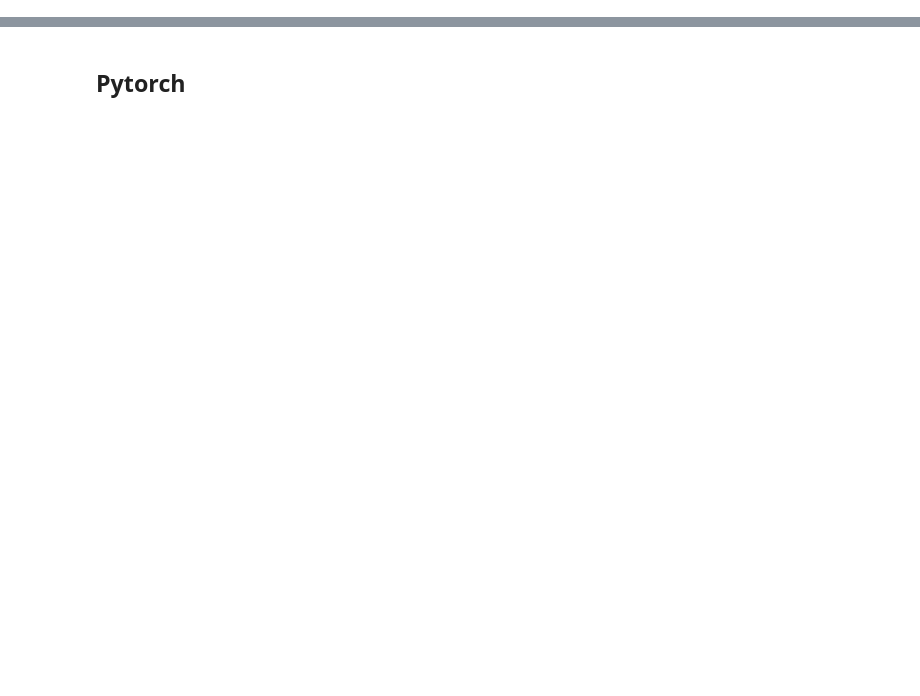
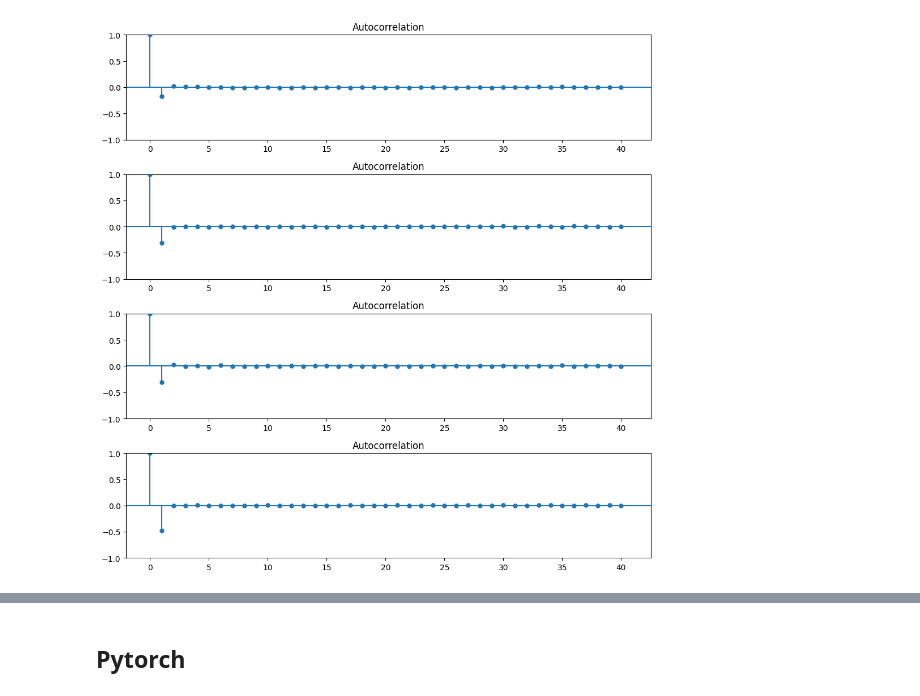
Before and after one commit to tonganf/LSTM_GRU_BTC, a Jupyter notebook: forecast.ipynb, the cells around one changed output, grey strips where cells are left out. Cells and saved outputs as stored; diff of their text form; code cells hidden in the pictures; blank space fills up the shorter version.

```diff
--- a/forecast.ipynb
+++ b/forecast.ipynb
@@ -150,0 +163,15 @@ Y_ = scaler.inverse_transform(Y_)
+# %%
+from statsmodels.graphics.tsaplots import plot_acf
+
+# Hàm vẽ đồ thị tự hồi quy cho từng DataFrame
+def plot_acf_all(datasets, lags=40):
+    fig, axs = plt.subplots(len(datasets), 1, figsize=(10,10))
+    for i, data in enumerate(datasets):
+        plot_acf(data['Volatility'], lags=lags, ax=axs[i])
+    plt.tight_layout()
+    plt.show()
+
+# Gọi hàm với các DataFrame và nhãn tương ứng
+plot_acf_all([df1, df2, df3, df4])
+# %% [output]
+[figure, added]
```
Also changed, not shown: parts of 53 cells of this notebook, 17 other files.
